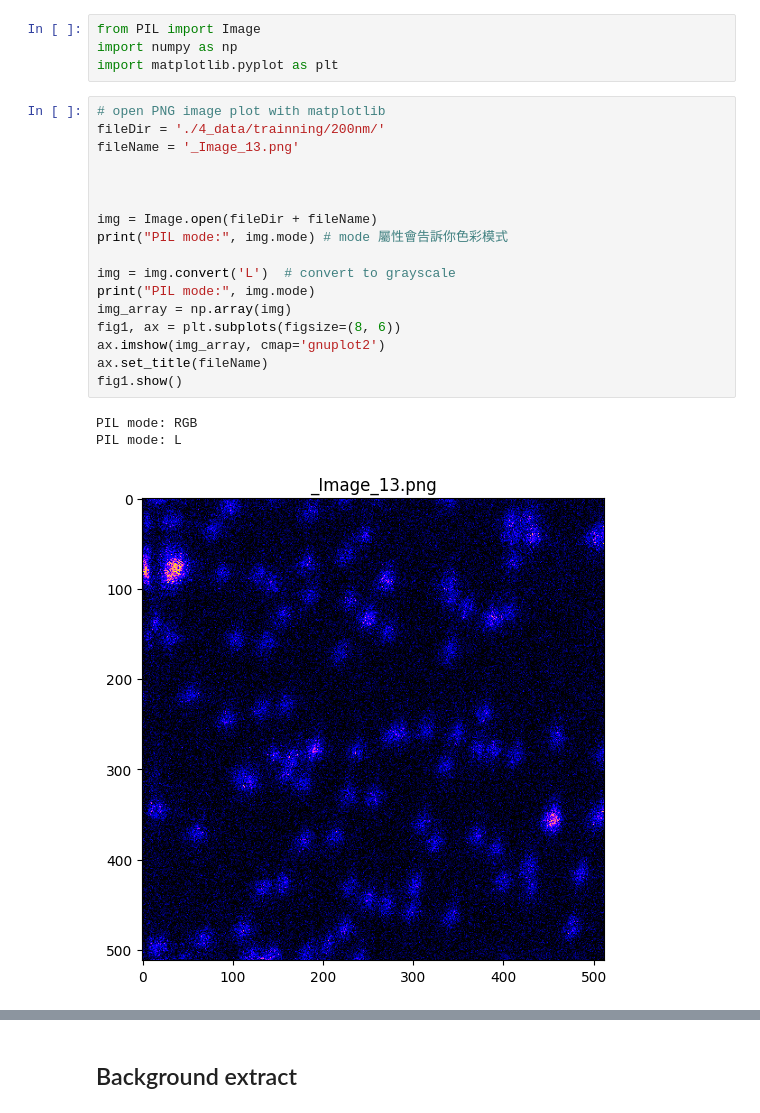
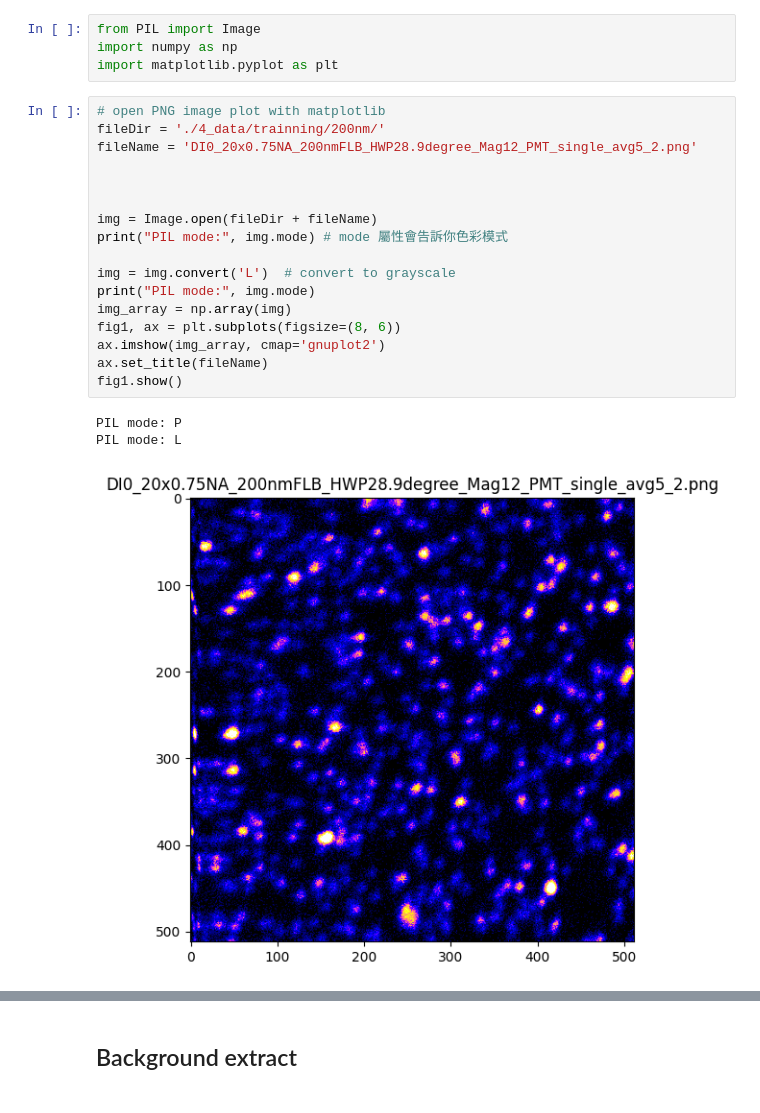
Before and after one commit to nebula0/FWHM-measure, a Jupyter notebook: FWHM2.ipynb, the cells around one changed output, grey strips where cells are left out. Drawn from its saved outputs; the diff is of its cells as text.

Commit message:
FWHM2.ipynb can work will with file DI0_20x0.75NA_200nmFLB_HWP28.9degree_Mag12_PMT_single_avg5_2

```diff
--- a/FWHM2.ipynb
+++ b/FWHM2.ipynb
@@ -7,24 +7,24 @@ import matplotlib.pyplot as plt
 # %%
 # open PNG image plot with matplotlib
 fileDir = './4_data/trainning/200nm/'
-fileName = '_Image_13.png'
+fileName = 'DI0_20x0.75NA_200nmFLB_HWP28.9degree_Mag12_PMT_single_avg5_2.png'
 
 
 
 img = Image.open(fileDir + fileName)
 print("PIL mode:", img.mode) # mode 屬性會告訴你色彩模式
 
 img = img.convert('L')  # convert to grayscale
 print("PIL mode:", img.mode)
 img_array = np.array(img)
 fig1, ax = plt.subplots(figsize=(8, 6))
 ax.imshow(img_array, cmap='gnuplot2')
 ax.set_title(fileName)
 fig1.show()
 # %% [output]
-PIL mode: RGB
+PIL mode: P
 PIL mode: L
-[figure, old version]
+[figure, new version]
 # %%
 from vidualize import plot_picture
 
```
Also changed, not shown: parts of 46 cells of this notebook, 3 other files.
